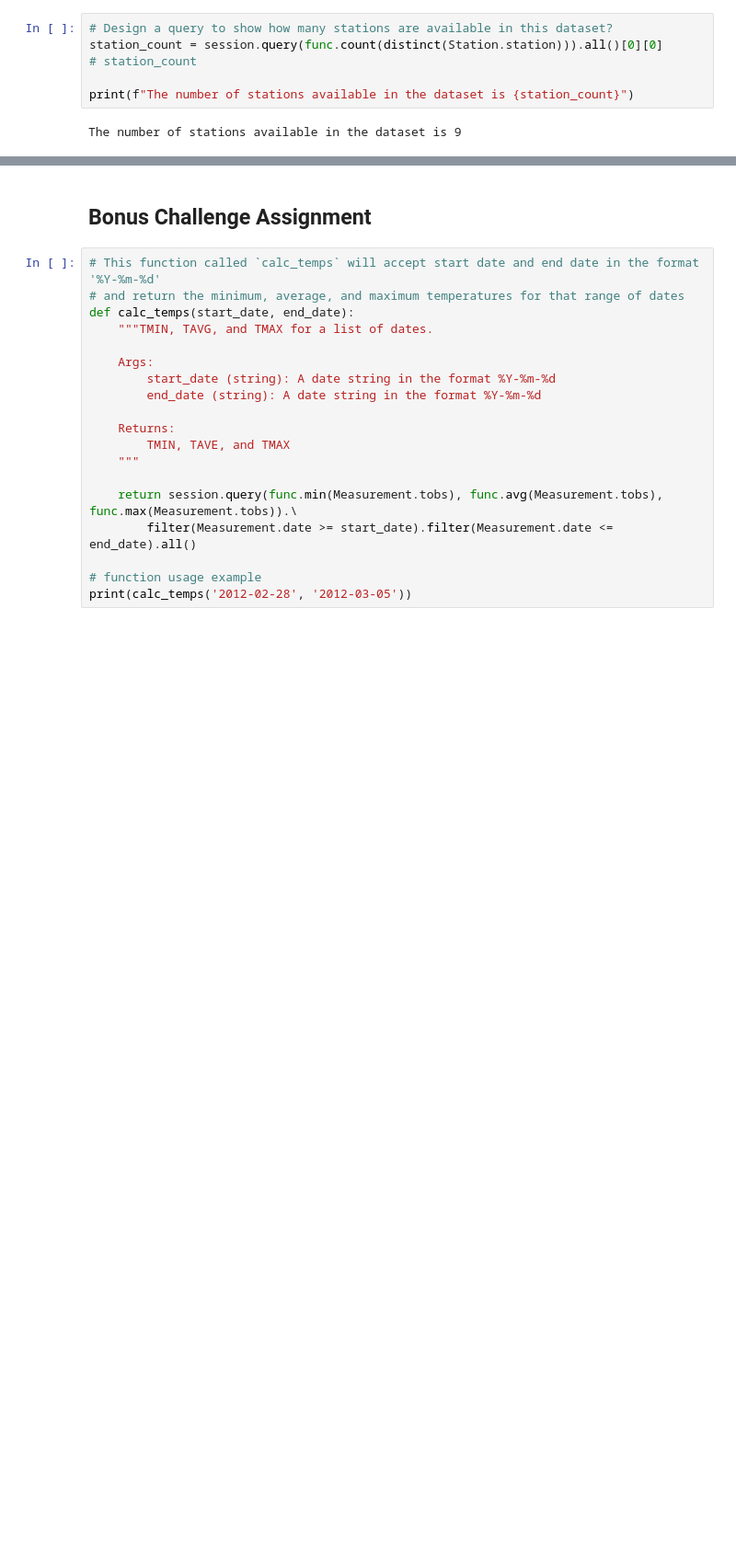
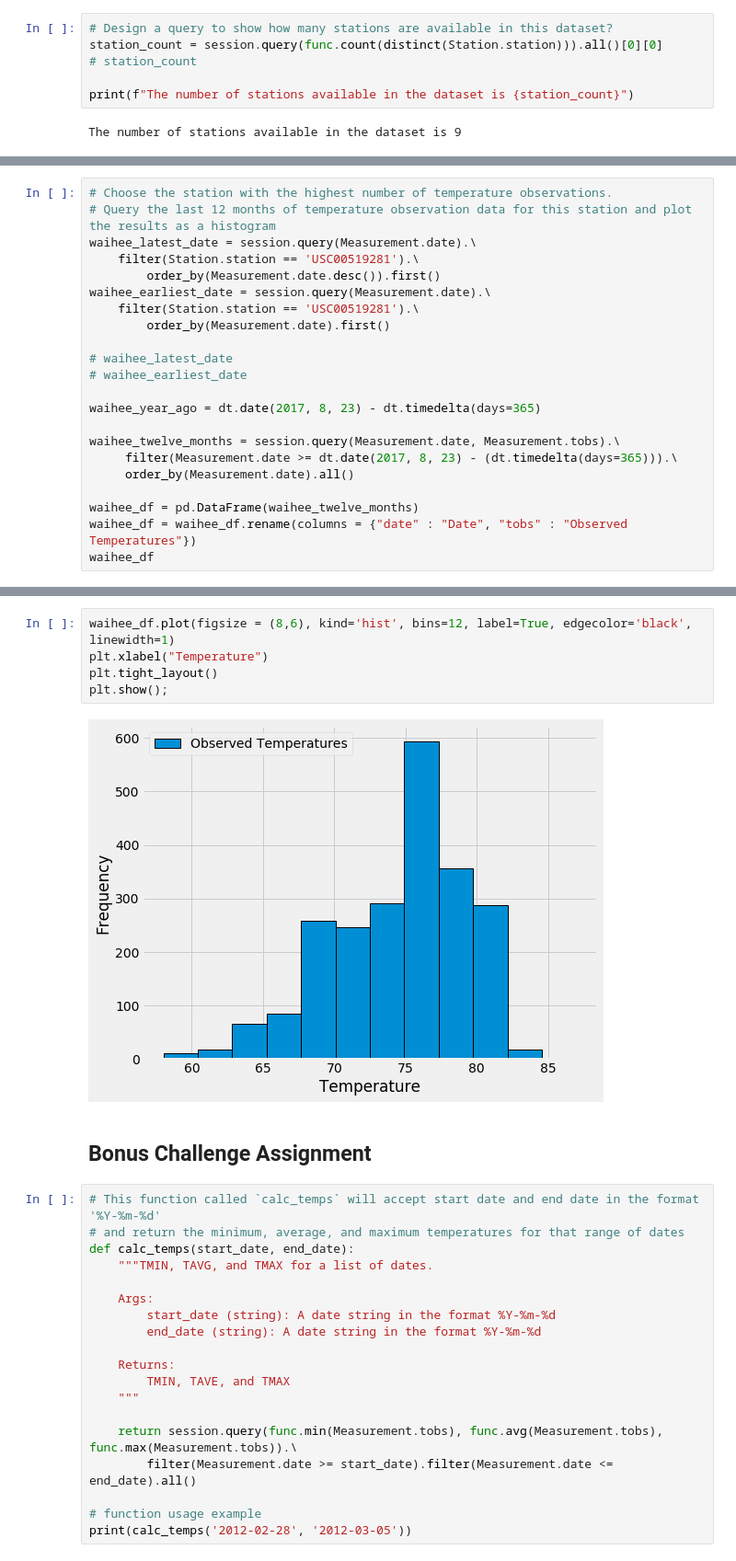
Before and after one commit to KirstieMcCown/sqlalchemy-challenge, a Jupyter notebook: climate_starter.ipynb, the cells around one changed output, grey strips where cells are left out. Shown at 92% size. Drawn from its saved outputs; the diff is of its cells as text; blank space fills up the shorter version.

```diff
--- a/climate_starter.ipynb
+++ b/climate_starter.ipynb
@@ -147,0 +172,22 @@ for i in active_stations:
+# %%
+# Choose the station with the highest number of temperature observations.
+# Query the last 12 months of temperature observation data for this station and plot the results as a histogram
+waihee_latest_date = session.query(Measurement.date).\
+    filter(Station.station == 'USC00519281').\
+        order_by(Measurement.date.desc()).first()
+waihee_earliest_date = session.query(Measurement.date).\
+    filter(Station.station == 'USC00519281').\
+        order_by(Measurement.date).first()
+
+# waihee_latest_date
+# waihee_earliest_date
+
+waihee_year_ago = dt.date(2017, 8, 23) - dt.timedelta(days=365)
+
+waihee_twelve_months = session.query(Measurement.date, Measurement.tobs).\
+     filter(Measurement.date >= dt.date(2017, 8, 23) - (dt.timedelta(days=365))).\
+     order_by(Measurement.date).all()
+
+waihee_df = pd.DataFrame(waihee_twelve_months)
+waihee_df = waihee_df.rename(columns = {"date" : "Date", "tobs" : "Observed Temperatures"})
+waihee_df
@@ -148,3 +208,10 @@ for i in active_stations:
+# %%
+waihee_df.plot(figsize = (8,6), kind='hist', bins=12, label=True, edgecolor='black', linewidth=1)
+plt.xlabel("Temperature")
+plt.tight_layout()
+plt.show();
+# %% [output]
+[figure, added]
 # %% [markdown]
 ## Bonus Challenge Assignment
 # %%
```
Also changed, not shown: parts of 8 cells of this notebook.
